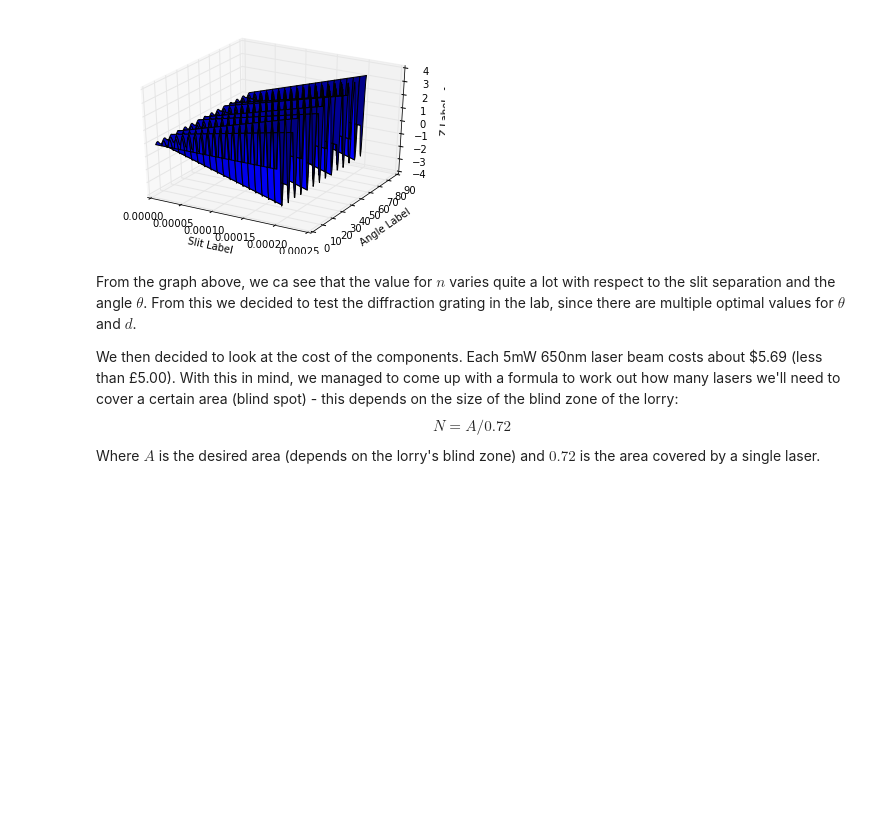
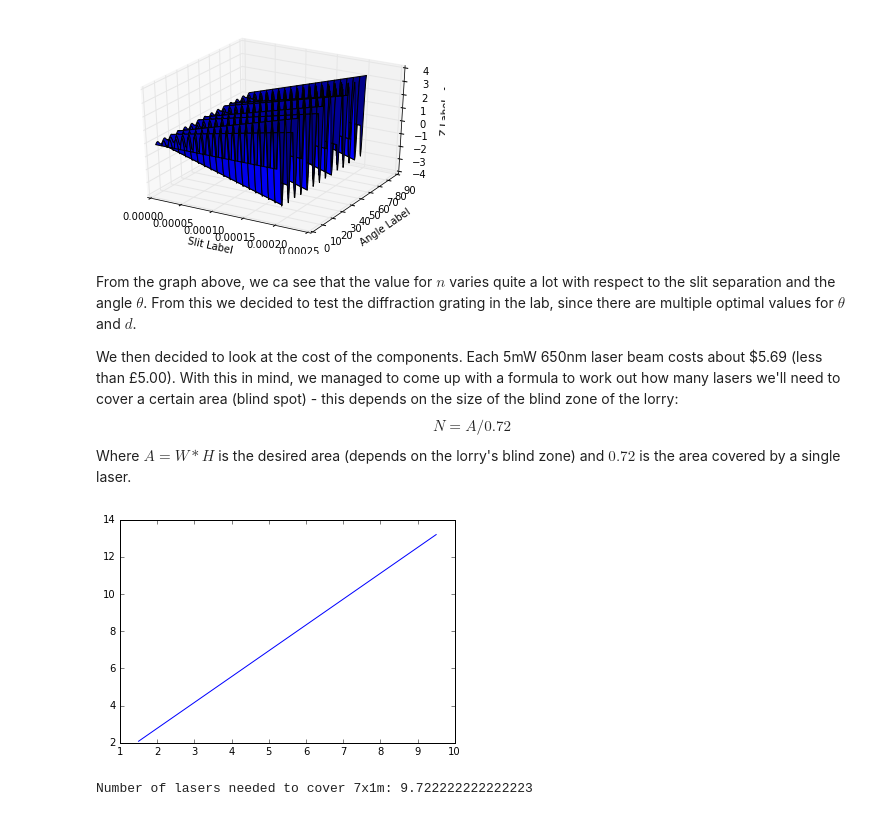
Before and after one commit to mattgomes28/EYH, a Jupyter notebook: Laser Research.ipynb, the cells around one changed output. Drawn from its saved outputs; the diff is of its cells as text; code cells hidden in the pictures; blank space fills up the shorter version.

```diff
--- a/Laser Research.ipynb
+++ b/Laser Research.ipynb
@@ -39,4 +38,28 @@ plt.show()
 # %% [markdown]
 From the graph above, we ca see that the value for $n$ varies quite a lot with respect to the slit separation and the angle $\theta$. From this we decided to test the diffraction grating in the lab, since there are multiple optimal values for $\theta$ and $d$.
 
-We then decided to look at the cost of the components. Each 5mW 650nm laser beam costs about \$5.69 (less than £5.00). With this in mind, we managed to come up with a formula to work out how many lasers we'll need to cover a certain area (blind spot) - this depends on the size of the blind zone of the lorry: $$N=A/0.72$$ Where $A$ is the desired area (depends on the lorry's blind zone) and $0.72$ is the area covered by a single laser.
+We then decided to look at the cost of the components. Each 5mW 650nm laser beam costs about \$5.69 (less than £5.00). With this in mind, we managed to come up with a formula to work out how many lasers we'll need to cover a certain area (blind spot) - this depends on the size of the blind zone of the lorry: $$N=A/0.72$$ Where $A=W*H$ is the desired area (depends on the lorry's blind zone) and $0.72$ is the area covered by a single laser.
+# %%
+%matplotlib inline
+import numpy as np
+from mpl_toolkits.mplot3d import Axes3D
+import matplotlib.pyplot as plt
+
+def graph(function, w_range, h_range):
+    y = np.array([function(w, h) for w in w_range for h in h_range])
+    x = np.array([(w*h) for w in w_range for h in h_range])
+    plt.plot(x, y)
+    plt.show()
+
+def getN(w, h):
+    # Just doing the formula above
+    return w*h/0.72
+
+W = np.arange(5,15, 50) # From 5m to 15m
+H = np.arange(0.3, 2, 0.1) # From 30cm to 200cm
+
+graph(getN, W, H)
+print("Number of lasers needed to cover 7x1m: " + str(getN(7,1))) # Price of our chose dimension
+# %% [output]
+[figure, added]
+Number of lasers needed to cover 7x1m: 9.722222222222223
```
Also changed, not shown: parts of 1 cell of this notebook.
